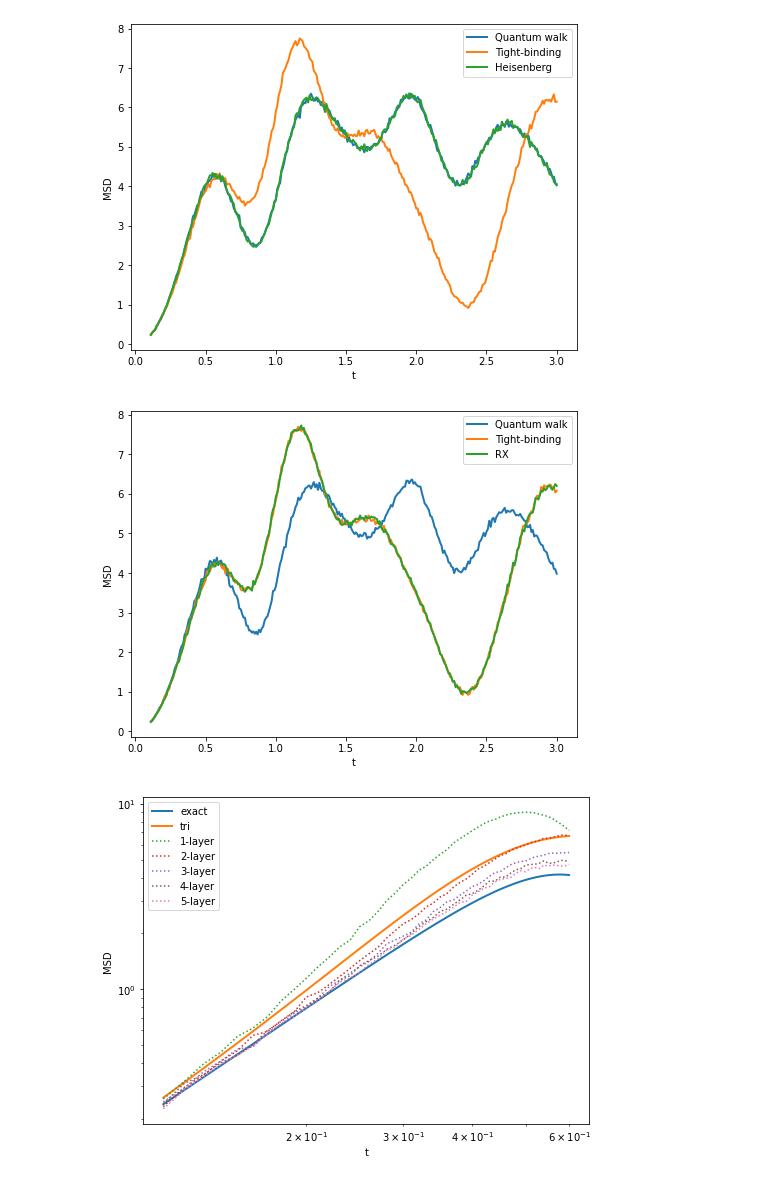
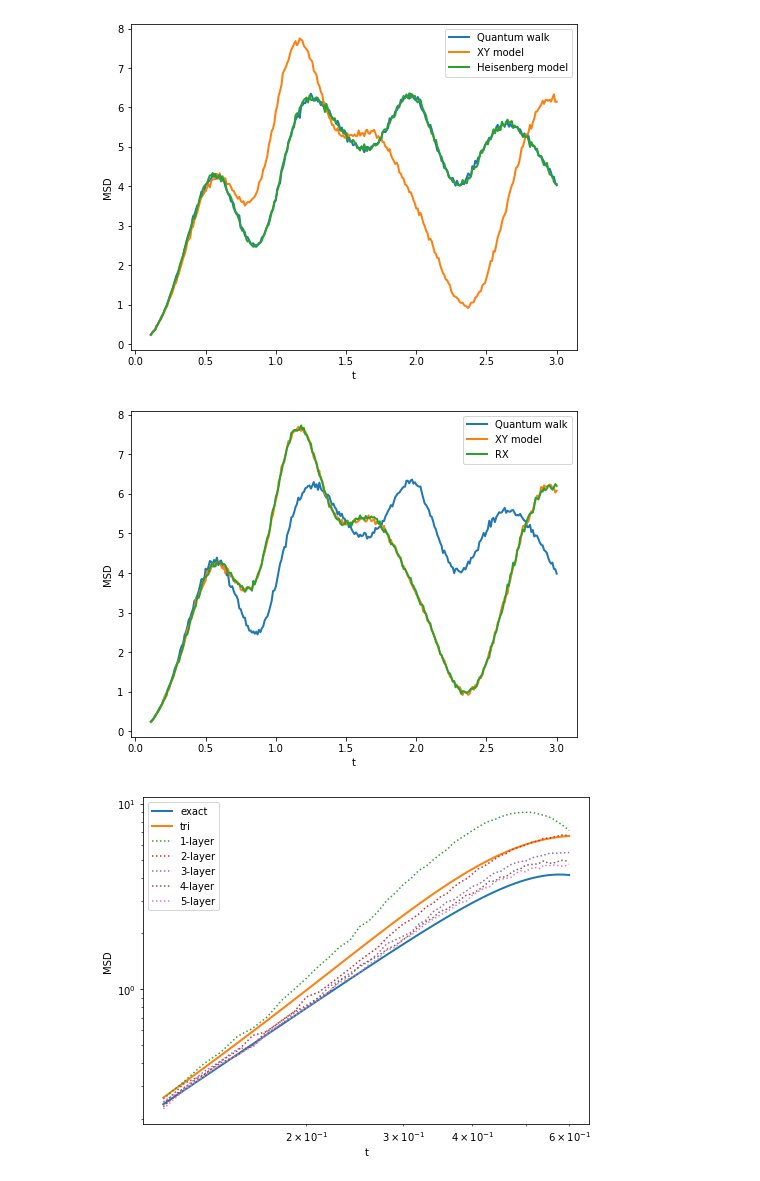
Before and after one commit to BStar14/quantum-walk-simulation, a Jupyter notebook: Analysis.ipynb, the cells around one changed output. Cells and saved outputs as stored; diff of their text form; code cells hidden in the pictures.

Commit message:
Rename the model

```diff
--- a/Analysis.ipynb
+++ b/Analysis.ipynb
@@ -204,30 +204,30 @@ folder = 'sim'
 network = 'dsg'
 ws = WalkSystem(folder, network, name='ibmq_qasm_simulator_dsg_3tqw_3.0s_10ly')
 data1 = ws.read_msd_list()
-ws = WalkSystem(folder, network, name='ibmq_qasm_simulator_dsg_3tqw_tb_3.0s_10ly')
+ws = WalkSystem(folder, network, name='ibmq_qasm_simulator_dsg_3tqw_XY_3.0s_10ly')
 data2 = ws.read_msd_list()
 ws = WalkSystem(folder, network, name='ibmq_qasm_simulator_dsg_3tqw_Hb_3.0s_10ly')
 data3 = ws.read_msd_list()
 # %%
 si = 10
 sf = 300
 
 fig = plt.figure(figsize=(8, 6))
 linewidth = 2
 linestyle = '-'
 
 plt.plot(t[si:sf], data1[si:sf], linewidth=linewidth, linestyle=linestyle, label='Quantum walk')
-plt.plot(t[si:sf], data2[si:sf], linewidth=linewidth, linestyle=linestyle, label='Tight-binding')
-plt.plot(t[si:sf], data3[si:sf], linewidth=linewidth, linestyle=linestyle, label='Heisenberg')
+plt.plot(t[si:sf], data2[si:sf], linewidth=linewidth, linestyle=linestyle, label='XY model')
+plt.plot(t[si:sf], data3[si:sf], linewidth=linewidth, linestyle=linestyle, label='Heisenberg model')
 
 plt.legend()
 plt.xlabel("t")
 plt.ylabel("MSD")
 # plt.xscale("log")
 # plt.yscale("log")
 plt.show()
 # %% [output]
-[figure, old version]
+[figure, new version]
 # %%
 folder = 'sim'
 network = 'dsg'
@@ -246,7 +246,7 @@ linewidth = 2
 linestyle = '-'
 
 plt.plot(t[si:sf], data1[si:sf], linewidth=linewidth, linestyle=linestyle, label='Quantum walk')
-plt.plot(t[si:sf], data2[si:sf], linewidth=linewidth, linestyle=linestyle, label='Tight-binding')
+plt.plot(t[si:sf], data2[si:sf], linewidth=linewidth, linestyle=linestyle, label='XY model')
 plt.plot(t[si:sf], data3[si:sf], linewidth=linewidth, linestyle=linestyle, label='RX')
 
 plt.legend()
@@ -256,7 +256,7 @@ plt.ylabel("MSD")
 # plt.yscale("log")
 plt.show()
 # %% [output]
-[figure, old version]
+[figure, new version]
 # %%
 order = 2
 length = 2**order-1
```
Also changed, not shown: parts of 1 cell of this notebook, 8 other files.
